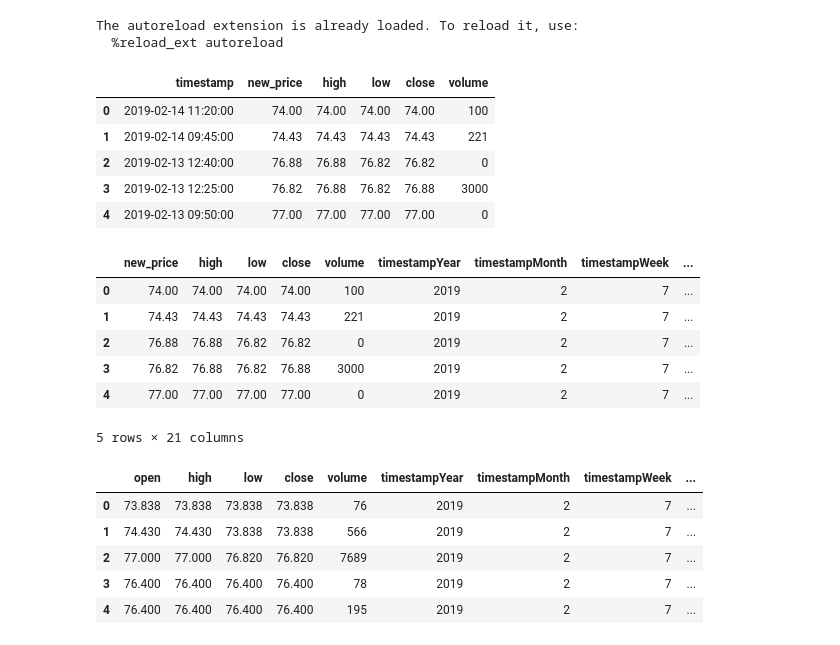
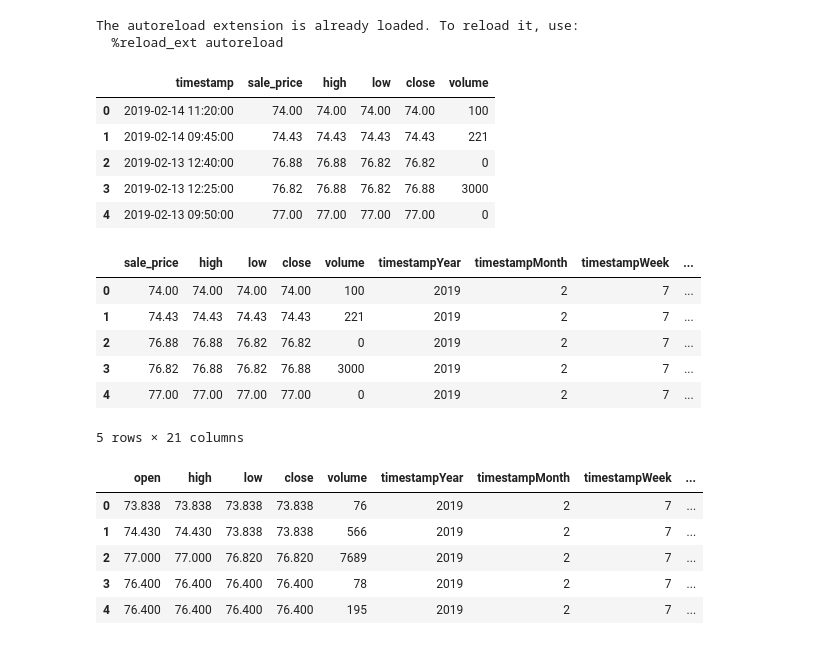
Before and after one commit to FSSoar/IlliniDatathon2019, a Jupyter notebook: RandomForest-DayToDay.ipynb, the cells around one changed output. Saved outputs shown, nothing was run; the diff lists cells and outputs as text; code cells hidden in the pictures.

```diff
--- a/RandomForest-DayToDay.ipynb
+++ b/RandomForest-DayToDay.ipynb
@@ -19,16 +19,16 @@ from sklearn import metrics
 # %%
 PATH = 'data/BAYZF-TIME_SERIES_INTRADAY.csv'
 PATH_SUPPL = 'data/BAYZF-TIME_SERIES_DAILY.csv'
 dateColumn = "timestamp"
 
 df_BAYZF = pd.read_csv(PATH, low_memory=False, parse_dates=[dateColumn])
-df_BAYZF.rename(index=str, columns={"open": "new_price"}, inplace=True)
+df_BAYZF.rename(index=str, columns={"open": "sale_price"}, inplace=True)
 df_SUPPL = pd.read_csv(PATH_SUPPL, low_memory=False, parse_dates=[dateColumn])
 data_suppl = df_SUPPL["open"].values
 
 df_BAYZF.head()
 # %% [output]
-|  | timestamp | new_price | high | low | close | volume |
+|  | timestamp | sale_price | high | low | close | volume |
 | 0 | 2019-02-14 11:20:00 | 74.00 | 74.00 | 74.00 | 74.00 | 100 |
 | 1 | 2019-02-14 09:45:00 | 74.43 | 74.43 | 74.43 | 74.43 | 221 |
 | 2 | 2019-02-13 12:40:00 | 76.88 | 76.88 | 76.82 | 76.82 | 0 |
@@ -39,7 +39,7 @@ add_datepart(df_BAYZF, dateColumn, time=True)
 add_datepart(df_SUPPL, dateColumn, time=True)
 df_BAYZF.head()
 # %% [output]
-|  | new_price | high | low | close | volume | timestampYear | timestampMonth | timestampWeek | ... |
+|  | sale_price | high | low | close | volume | timestampYear | timestampMonth | timestampWeek | ... |
 | 0 | 74.00 | 74.00 | 74.00 | 74.00 | 100 | 2019 | 2 | 7 | ... |
 | 1 | 74.43 | 74.43 | 74.43 | 74.43 | 221 | 2019 | 2 | 7 | ... |
 | 2 | 76.88 | 76.88 | 76.82 | 76.82 | 0 | 2019 | 2 | 7 | ... |
```
Also changed, not shown: parts of 14 cells of this notebook, 2 other files.
